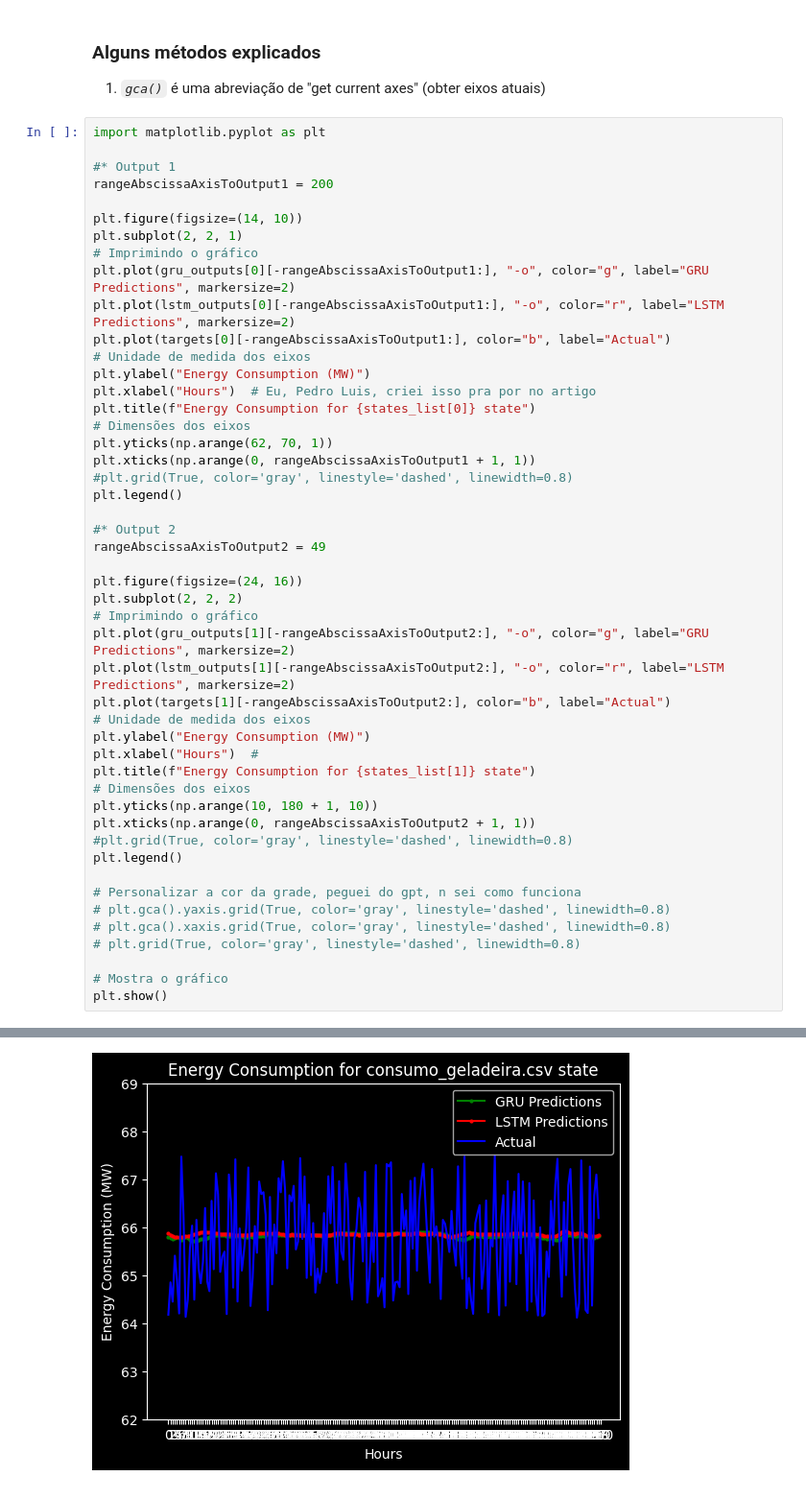
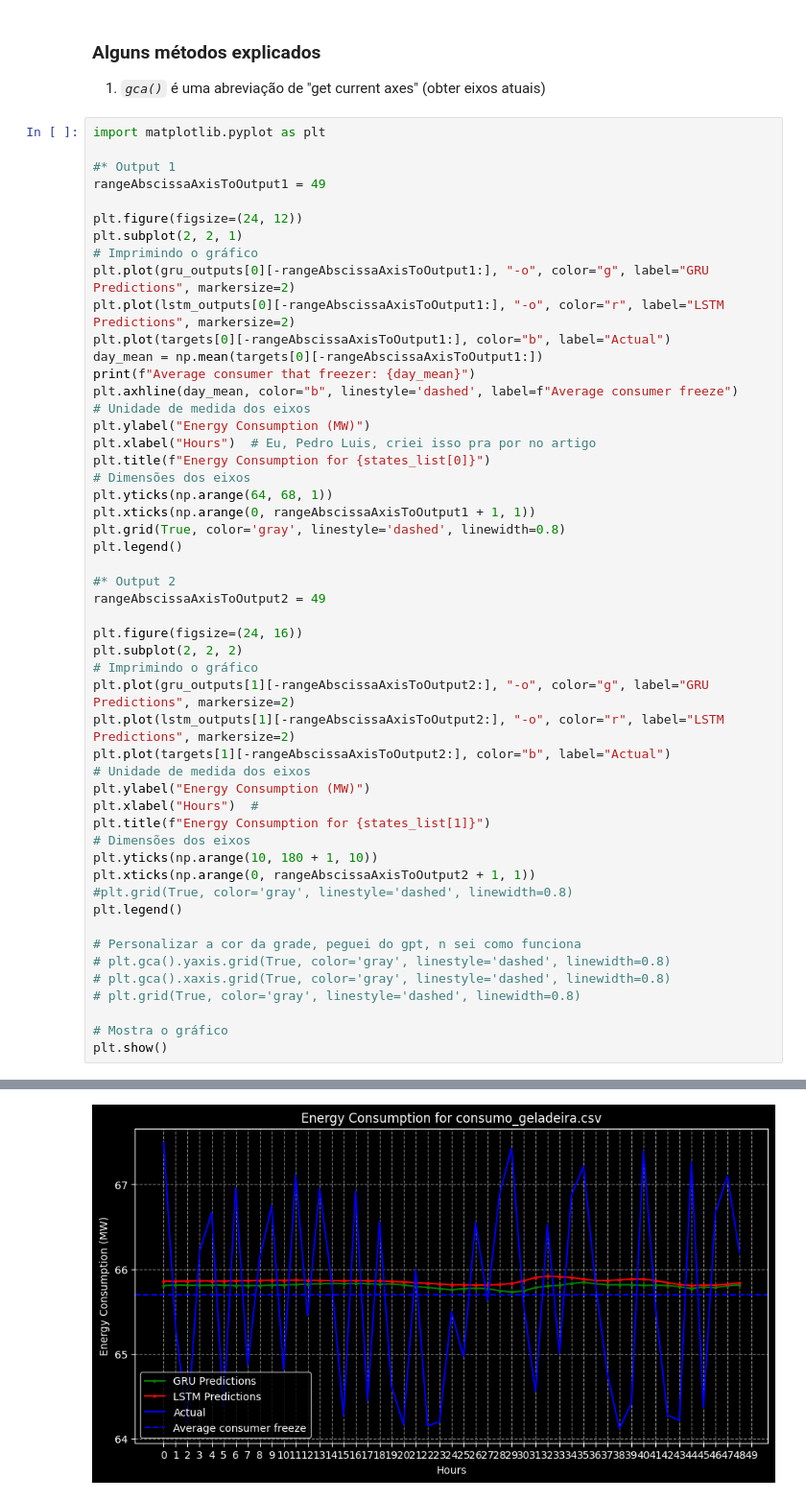
Before and after one commit to PedroLuisDionisioFraga/Power-consumption-prediction-using-LSTM-and-GRU-networks-in-PyTorch, a Jupyter notebook: merging_creator_code_and_my_code.ipynb, the cells around one changed output, grey strips where cells are left out. Shown at 96% size. Cells and saved outputs as stored; diff of their text form.

Commit message:
:hammer: Atualizando as saídas das células
Precisei atualizar pra colocar as imagens no artigo

```diff
--- a/merging_creator_code_and_my_code.ipynb
+++ b/merging_creator_code_and_my_code.ipynb
@@ -425,22 +425,25 @@ states_list = list(test_x.keys())
 import matplotlib.pyplot as plt
 
 #* Output 1
-rangeAbscissaAxisToOutput1 = 200
+rangeAbscissaAxisToOutput1 = 49
 
-plt.figure(figsize=(14, 10))
+plt.figure(figsize=(24, 12))
 plt.subplot(2, 2, 1)
 # Imprimindo o gráfico
 plt.plot(gru_outputs[0][-rangeAbscissaAxisToOutput1:], "-o", color="g", label="GRU Predictions", markersize=2)
 plt.plot(lstm_outputs[0][-rangeAbscissaAxisToOutput1:], "-o", color="r", label="LSTM Predictions", markersize=2)
 plt.plot(targets[0][-rangeAbscissaAxisToOutput1:], color="b", label="Actual")
+day_mean = np.mean(targets[0][-rangeAbscissaAxisToOutput1:])
+print(f"Average consumer that freezer: {day_mean}")
+plt.axhline(day_mean, color="b", linestyle='dashed', label=f"Average consumer freeze")
 # Unidade de medida dos eixos
 plt.ylabel("Energy Consumption (MW)")
 plt.xlabel("Hours")  # Eu, Pedro Luis, criei isso pra por no artigo
-plt.title(f"Energy Consumption for {states_list[0]} state")
+plt.title(f"Energy Consumption for {states_list[0]}")
 # Dimensões dos eixos
-plt.yticks(np.arange(62, 70, 1))
+plt.yticks(np.arange(64, 68, 1))
 plt.xticks(np.arange(0, rangeAbscissaAxisToOutput1 + 1, 1))
-#plt.grid(True, color='gray', linestyle='dashed', linewidth=0.8)
+plt.grid(True, color='gray', linestyle='dashed', linewidth=0.8)
 plt.legend()
 
 #* Output 2
@@ -455,7 +458,7 @@ plt.plot(targets[1][-rangeAbscissaAxisToOutput2:], color="b", label="Actual")
 # Unidade de medida dos eixos
 plt.ylabel("Energy Consumption (MW)")
 plt.xlabel("Hours")  #
-plt.title(f"Energy Consumption for {states_list[1]} state")
+plt.title(f"Energy Consumption for {states_list[1]}")
 # Dimensões dos eixos
 plt.yticks(np.arange(10, 180 + 1, 10))
 plt.xticks(np.arange(0, rangeAbscissaAxisToOutput2 + 1, 1))
@@ -473 +477 @@ plt.show()
-[figure, old version]
+[figure, new version]
```
Also changed, not shown: parts of 3 cells of this notebook.
